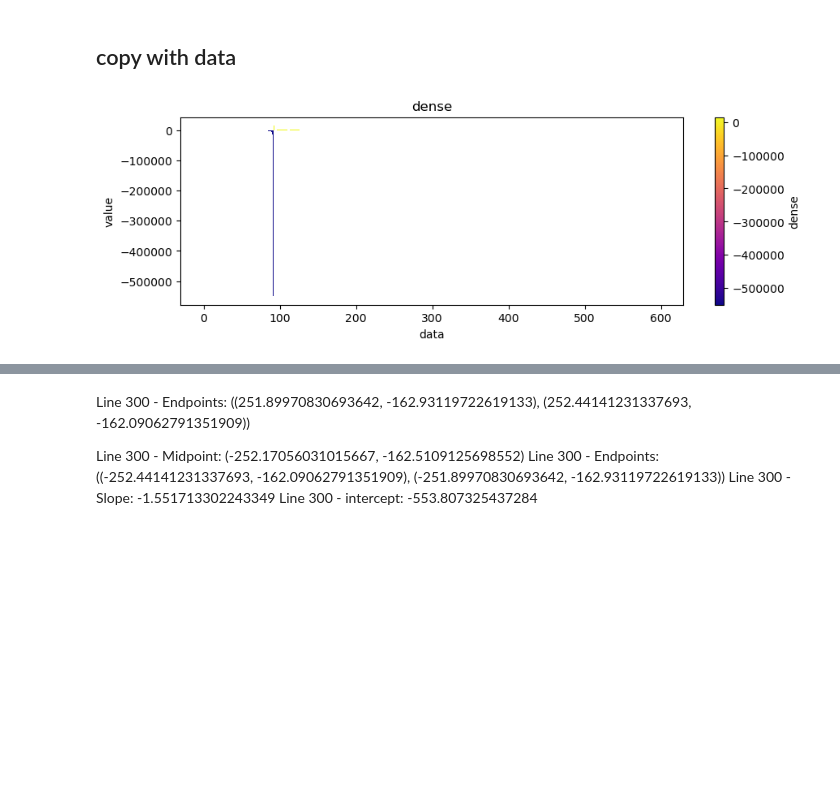
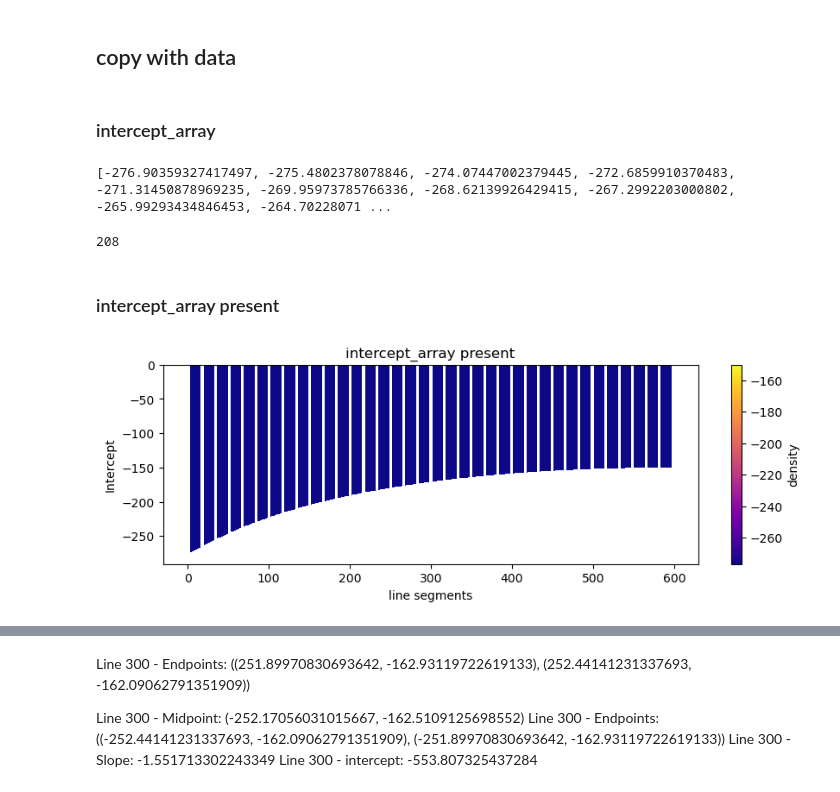
Before and after one commit to xiuxiua8/MCM_ProblemA, a Jupyter notebook: draw.ipynb, the cells around one changed output, grey strips where cells are left out. Cells and saved outputs as stored; diff of their text form; code cells hidden in the pictures; blank space fills up the shorter version.

```diff
--- a/draw.ipynb
+++ b/draw.ipynb
@@ -754,4 +762,6 @@ print(f'拟合曲线方程: {equation}')
 拟合曲线方程: 0.00x^2 + -0.48x + -301.63
 # %% [markdown]
 ## copy with data
+# %% [markdown]
+### intercept_array
 # %%
@@ -774,29 +795,47 @@ find_intercepts(line_segments_arrayR,line_segments_arrayL,intercept_array)
+# %%
+intercept_array[:300] = reversed(intercept_array[:300])
+print(intercept_array)
+# %% [output]
+[-276.90359327417497, -275.4802378078846, -274.07447002379445, -272.6859910370483, -271.31450878969235, -269.95973785766336, -268.62139926429415, -267.2992203000802, -265.99293434846453, -264.70228071 ...
+# %%
+def count(intercept_array):
+    count = 0
+    for i in range(600):
+        if intercept_array[i] >= -172 and intercept_array[i] <= -152:
+            count = count + 1
+    return count
+
+print(count(intercept_array))
+# %% [output]
+208
+# %% [markdown]
+### intercept_array present
 # %%
 import numpy as np
 import matplotlib.pyplot as plt
 from matplotlib import cm
 
 # 创建示例数据
 data = intercept_array
 
 # 计算颜色映射值
 colors = cm.plasma(data)
 
 # 绘制条形图，并根据颜色映射值设置颜色
 plt.figure(figsize=(10, 3))
 #plt.bar(range(len(data)), height=data, color=colors)
 plt.bar(range(len(data)), height=data, color=colors)
 
-plt.title('dense')
-plt.xlabel('data')
-plt.ylabel('value')
+plt.title('intercept_array present')
+plt.xlabel('line segments')
+plt.ylabel('Intercept')
 
 # 添加颜色条
 sm = plt.cm.ScalarMappable(cmap='plasma')
 sm.set_array(data)
 cbar = plt.colorbar(sm)
-cbar.set_label('dense')
+cbar.set_label('density')
 
 plt.show()
 # %% [output]
-[figure, old version]
+[figure, new version]
```
Also changed, not shown: parts of 13 cells of this notebook, 3 other files.
